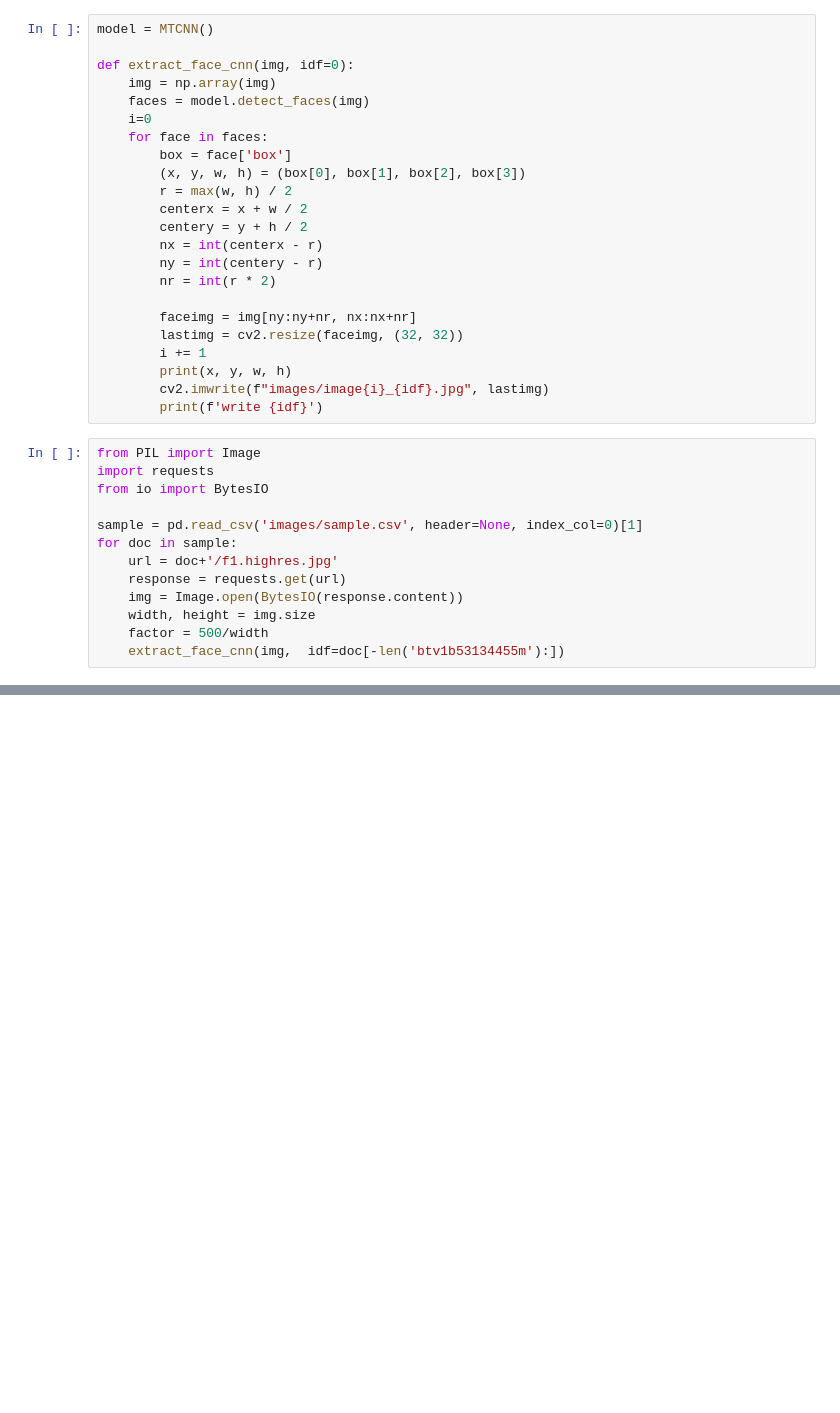
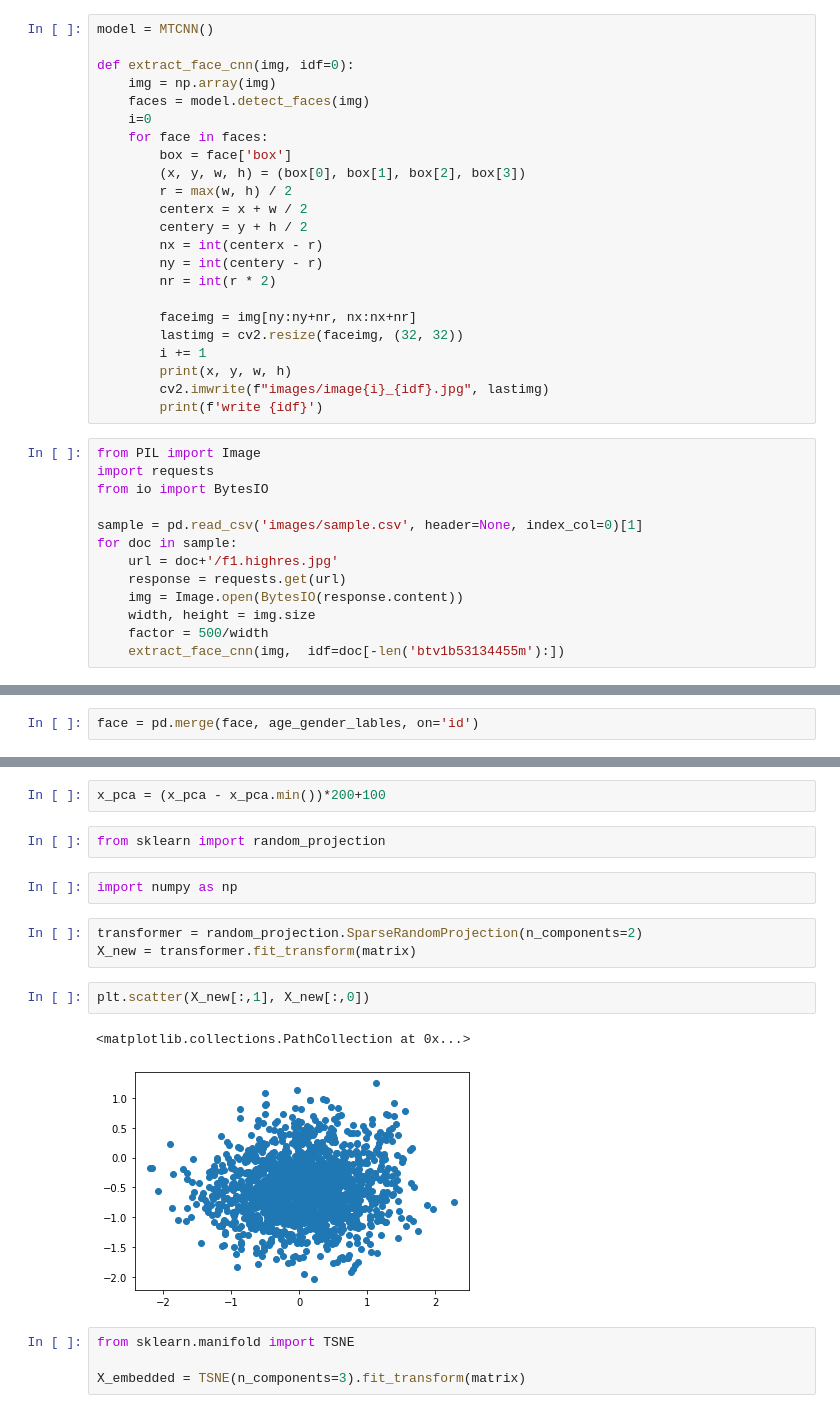
Before and after one commit to liabifano/humans-of-paris-1900, a Jupyter notebook: notebooks/Facial detection.ipynb, the cells around one changed output, grey strips where cells are left out. Drawn from its saved outputs; the diff is of its cells as text; blank space fills up the shorter version.

```diff
--- a/notebooks/Facial detection.ipynb
+++ b/notebooks/Facial detection.ipynb
@@ -125,0 +191,2 @@ for doc in sample:
+# %%
+face = pd.merge(face, age_gender_lables, on='id')
@@ -125,0 +212,18 @@ for doc in sample:
+# %%
+x_pca = (x_pca - x_pca.min())*200+100
+# %%
+from sklearn import random_projection
+# %%
+import numpy as np
+# %%
+transformer = random_projection.SparseRandomProjection(n_components=2)
+X_new = transformer.fit_transform(matrix)
+# %%
+plt.scatter(X_new[:,1], X_new[:,0])
+# %% [output]
+<matplotlib.collections.PathCollection at 0x...>
+[figure, added]
+# %%
+from sklearn.manifold import TSNE
+
+X_embedded = TSNE(n_components=3).fit_transform(matrix)
```
Also changed, not shown: parts of 28 cells of this notebook, 18 other files.
